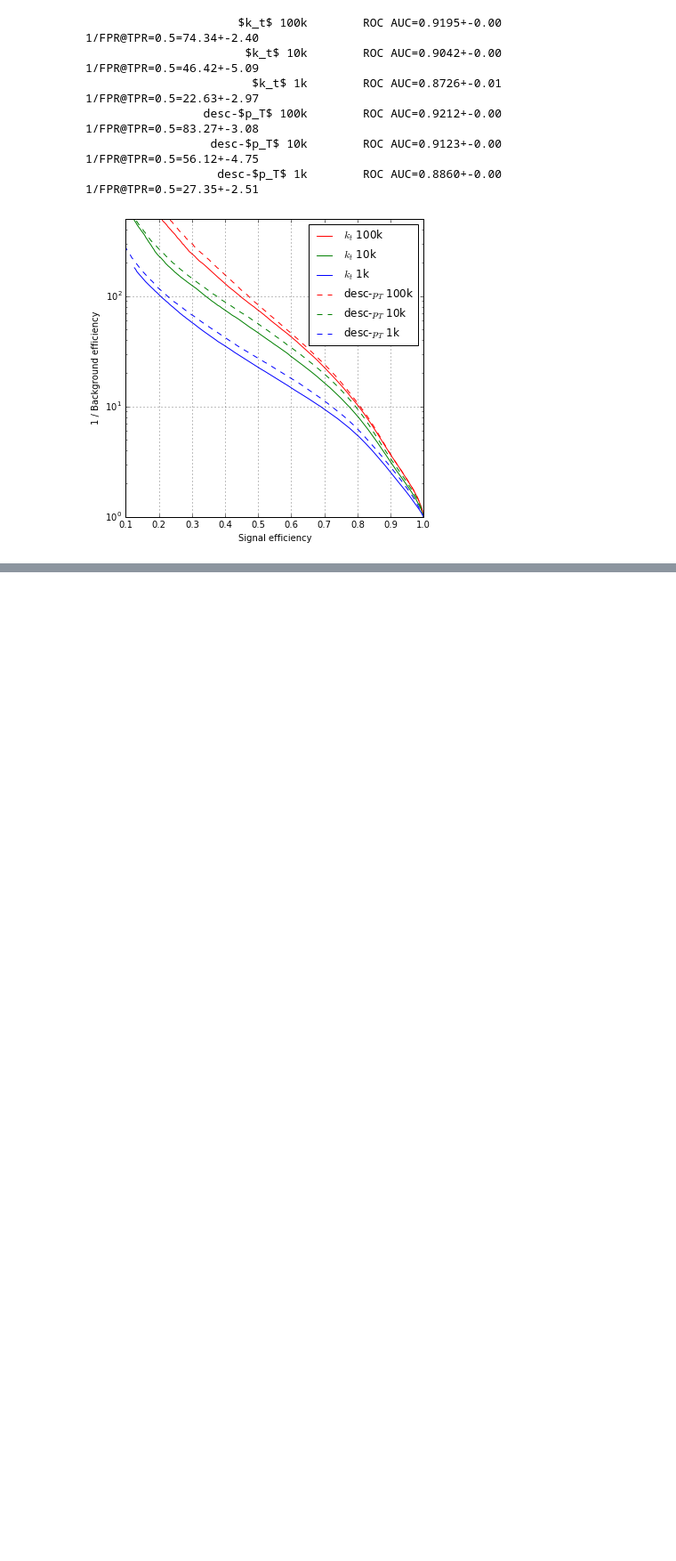
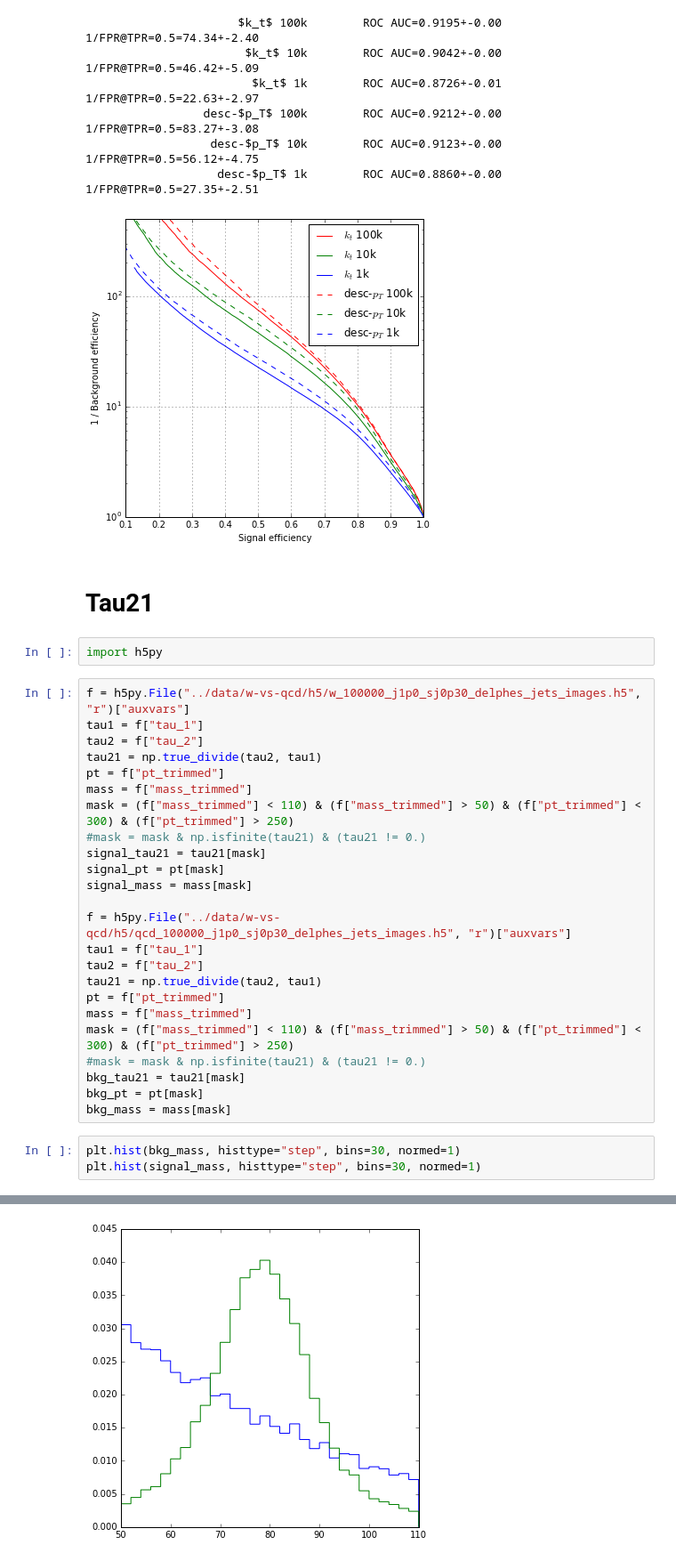
Before and after one commit to glouppe/recnn, a Jupyter notebook: notebooks/jet-study-2.ipynb, the cells around one changed output, grey strips where cells are left out. Shown: that part at 89% size. Saved outputs shown, nothing was run; the diff lists cells and outputs as text; blank space fills up the shorter version.

```diff
--- a/notebooks/jet-study-2.ipynb
+++ b/notebooks/jet-study-2.ipynb
@@ -943,3 +952,35 @@ plot_show()
                   desc-$p_T$ 10k        ROC AUC=0.9123+-0.00    1/FPR@TPR=0.5=56.12+-4.75
                    desc-$p_T$ 1k        ROC AUC=0.8860+-0.00    1/FPR@TPR=0.5=27.35+-2.51
 [figure]
+# %% [markdown]
+# Tau21
+# %%
+import h5py
+# %%
+f = h5py.File("../data/w-vs-qcd/h5/w_100000_j1p0_sj0p30_delphes_jets_images.h5", "r")["auxvars"]
+tau1 = f["tau_1"]
+tau2 = f["tau_2"]
+tau21 = np.true_divide(tau2, tau1)
+pt = f["pt_trimmed"]
+mass = f["mass_trimmed"]
+mask = (f["mass_trimmed"] < 110) & (f["mass_trimmed"] > 50) & (f["pt_trimmed"] < 300) & (f["pt_trimmed"] > 250)
+#mask = mask & np.isfinite(tau21) & (tau21 != 0.)
+signal_tau21 = tau21[mask]
+signal_pt = pt[mask]
+signal_mass = mass[mask]
+
+f = h5py.File("../data/w-vs-qcd/h5/qcd_100000_j1p0_sj0p30_delphes_jets_images.h5", "r")["auxvars"]
+tau1 = f["tau_1"]
+tau2 = f["tau_2"]
+tau21 = np.true_divide(tau2, tau1)
+pt = f["pt_trimmed"]
+mass = f["mass_trimmed"]
+mask = (f["mass_trimmed"] < 110) & (f["mass_trimmed"] > 50) & (f["pt_trimmed"] < 300) & (f["pt_trimmed"] > 250)
+#mask = mask & np.isfinite(tau21) & (tau21 != 0.)
+bkg_tau21 = tau21[mask]
+bkg_pt = pt[mask]
+bkg_mass = mass[mask]
+# %%
+plt.hist(bkg_mass, histtype="step", bins=30, normed=1)
+plt.hist(signal_mass, histtype="step", bins=30, normed=1)
+# %% [output]
@@ -945,0 +1002 @@ plot_show()
+[figure, added]
```
Also changed, not shown: parts of 6 cells of this notebook.
